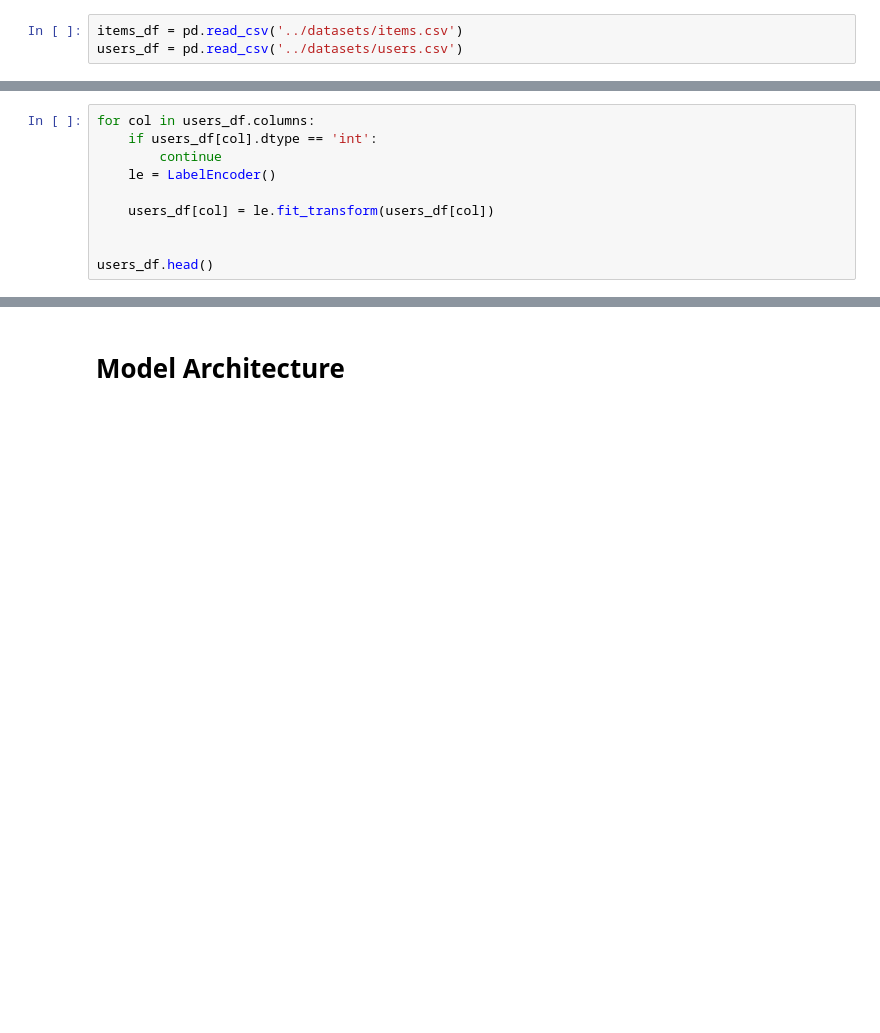
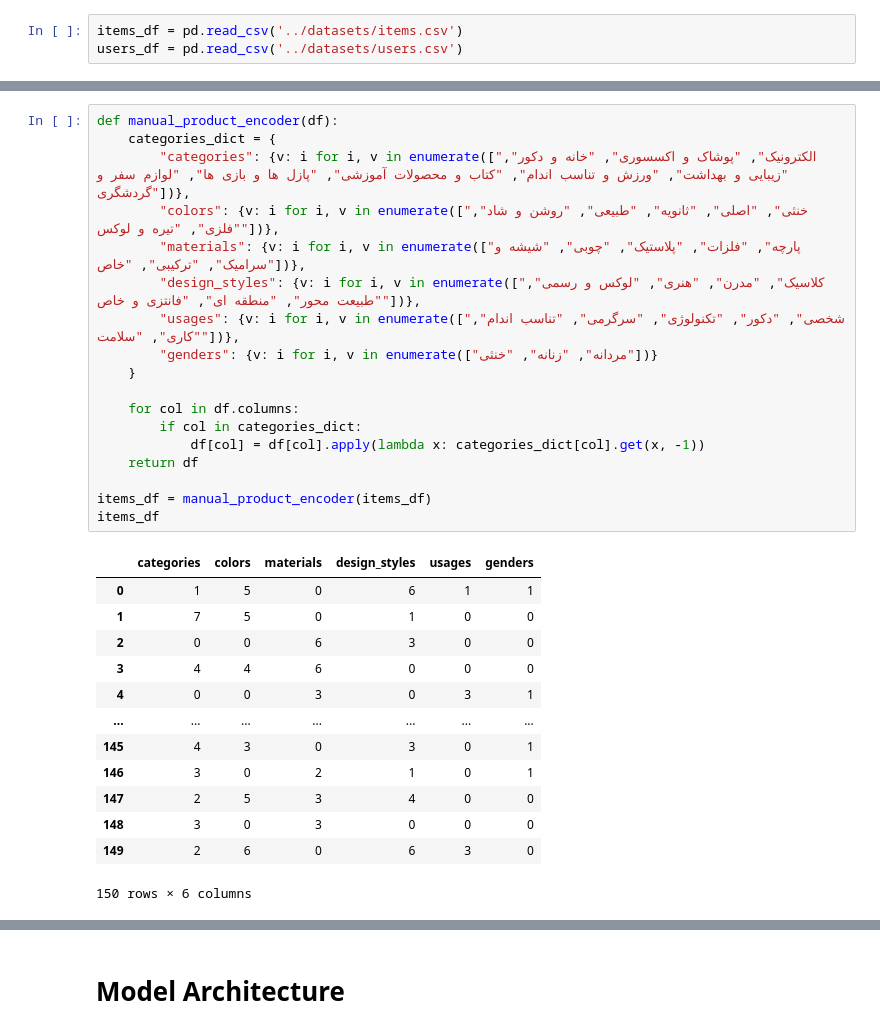
Before and after one commit to Synergy-SDA/Chichito-AI, a Jupyter notebook: model/main.ipynb, the cells around one changed output, grey strips where cells are left out. Drawn from its saved outputs; the diff is of its cells as text; blank space fills up the shorter version.

```diff
--- a/model/main.ipynb
+++ b/model/main.ipynb
@@ -64,10 +44,0 @@ users_df = users_df.drop(columns = ['شناسه کاربر'])
-# %%
-for col in users_df.columns:
-    if users_df[col].dtype == 'int':
-        continue
-    le = LabelEncoder()
-
-    users_df[col] = le.fit_transform(users_df[col])
-
-
-users_df.head()
@@ -97,0 +65,32 @@ users_df.head()
+# %%
+def manual_product_encoder(df):
+    categories_dict = {
+        "categories": {v: i for i, v in enumerate(["الکترونیک", "پوشاک و اکسسوری", "خانه و دکور", "زیبایی و بهداشت", "ورزش و تناسب اندام", "کتاب و محصولات آموزشی", "پازل ها و بازی ها", "لوازم سفر و گردشگری"])},
+        "colors": {v: i for i, v in enumerate(["خنثی", "اصلی", "ثانویه", "طبیعی", "روشن و شاد", "فلزی", "تیره و لوکس"])},
+        "materials": {v: i for i, v in enumerate(["پارچه", "فلزات", "پلاستیک", "چوبی", "شیشه و سرامیک", "ترکیبی", "خاص"])},
+        "design_styles": {v: i for i, v in enumerate(["کلاسیک", "مدرن", "هنری", "لوکس و رسمی", "طبیعت محور", "منطقه ای", "فانتزی و خاص"])},
+        "usages": {v: i for i, v in enumerate(["شخصی", "دکور", "تکنولوژی", "سرگرمی", "تناسب اندام", "کاری", "سلامت"])},
+        "genders": {v: i for i, v in enumerate(["مردانه", "زنانه", "خنثی"])}
+    }
+
+    for col in df.columns:
+        if col in categories_dict:
+            df[col] = df[col].apply(lambda x: categories_dict[col].get(x, -1))
+    return df
+
+items_df = manual_product_encoder(items_df)
+items_df
+# %% [output]
+|  | categories | colors | materials | design_styles | usages | genders |
+| 0 | 1 | 5 | 0 | 6 | 1 | 1 |
+| 1 | 7 | 5 | 0 | 1 | 0 | 0 |
+| 2 | 0 | 0 | 6 | 3 | 0 | 0 |
+| 3 | 4 | 4 | 6 | 0 | 0 | 0 |
+| 4 | 0 | 0 | 3 | 0 | 3 | 1 |
+| ... | ... | ... | ... | ... | ... | ... |
+| 145 | 4 | 3 | 0 | 3 | 0 | 1 |
+| 146 | 3 | 0 | 2 | 1 | 0 | 1 |
+| 147 | 2 | 5 | 3 | 4 | 0 | 0 |
+| 148 | 3 | 0 | 3 | 0 | 0 | 0 |
+| 149 | 2 | 6 | 0 | 6 | 3 | 0 |
+150 rows × 6 columns
```
Also changed, not shown: parts of 20 cells of this notebook, 7 other files.
